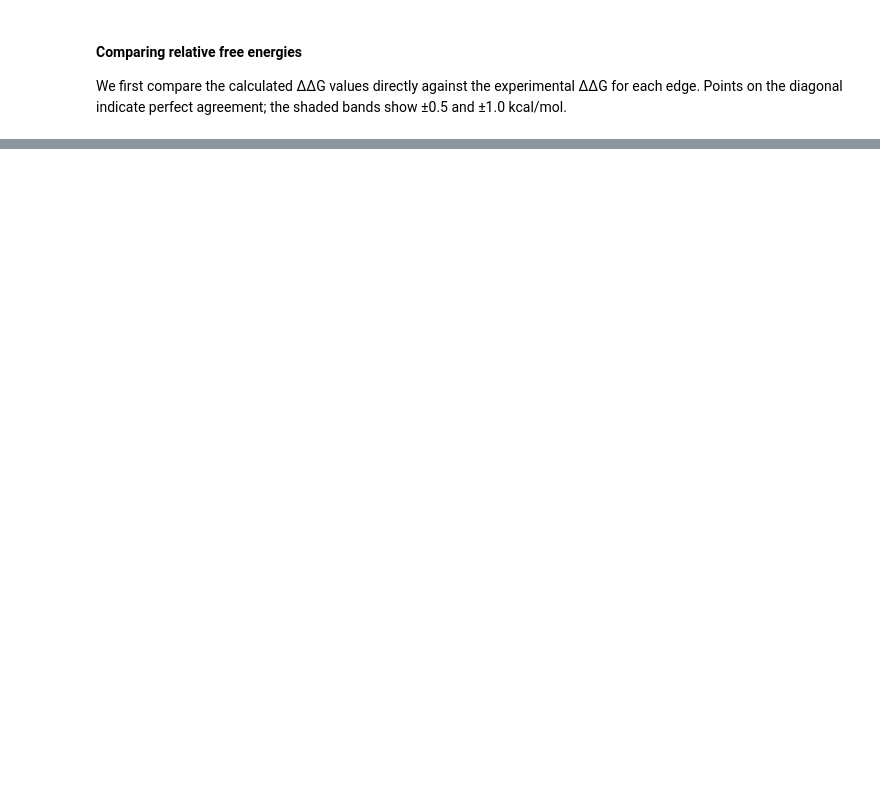
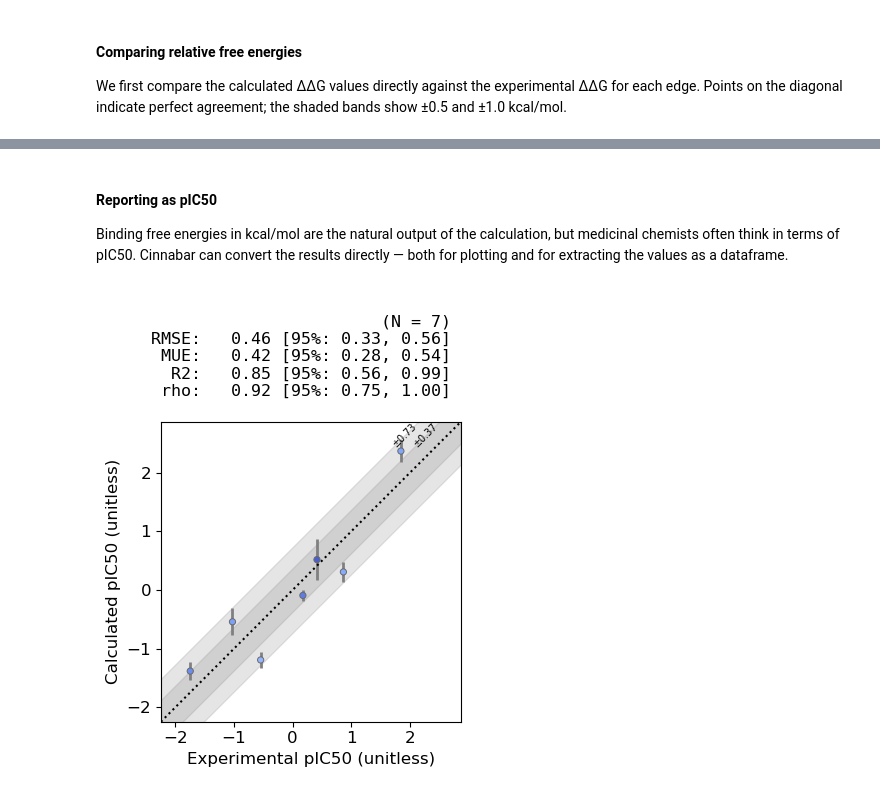
Before and after one commit to OpenFreeEnergy/openfe-demo, a Jupyter notebook: src/openfe_demo.ipynb, the cells around one changed output, grey strips where cells are left out. Saved outputs shown, nothing was run; the diff lists cells and outputs as text; code cells hidden in the pictures; blank space fills up the shorter version.

```diff
--- a/src/openfe_demo.ipynb
+++ b/src/openfe_demo.ipynb
@@ -587,0 +594,12 @@ plotting.plot_DGs(fe_map, source="MLE", figsize=5, shift=exp_mean)
+# %% [markdown]
+#### Reporting as pIC50
+
+Binding free energies in kcal/mol are the natural output of the calculation, but
+medicinal chemists often think in terms of pIC50. Cinnabar can convert
+the results directly — both for plotting and for extracting the values
+as a dataframe.
+# %%
+# Plot the MLE-derived affinities as pIC50 instead of ΔG
+plotting.plot_DGs(fe_map, source="MLE", figsize=5, observable_type="pic50")
+# %% [output]
+[figure, added]
```
Also changed, not shown: parts of 8 cells of this notebook.
